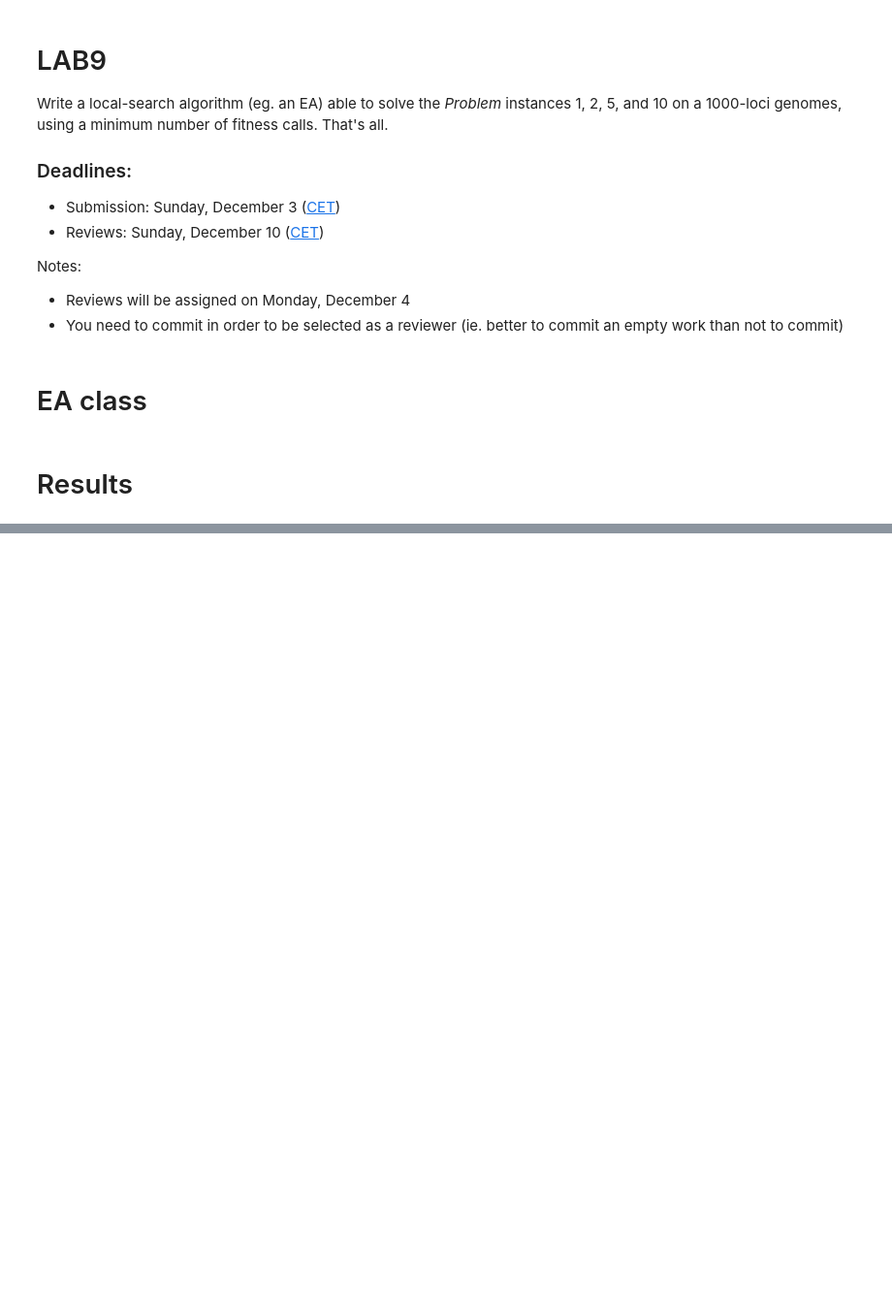
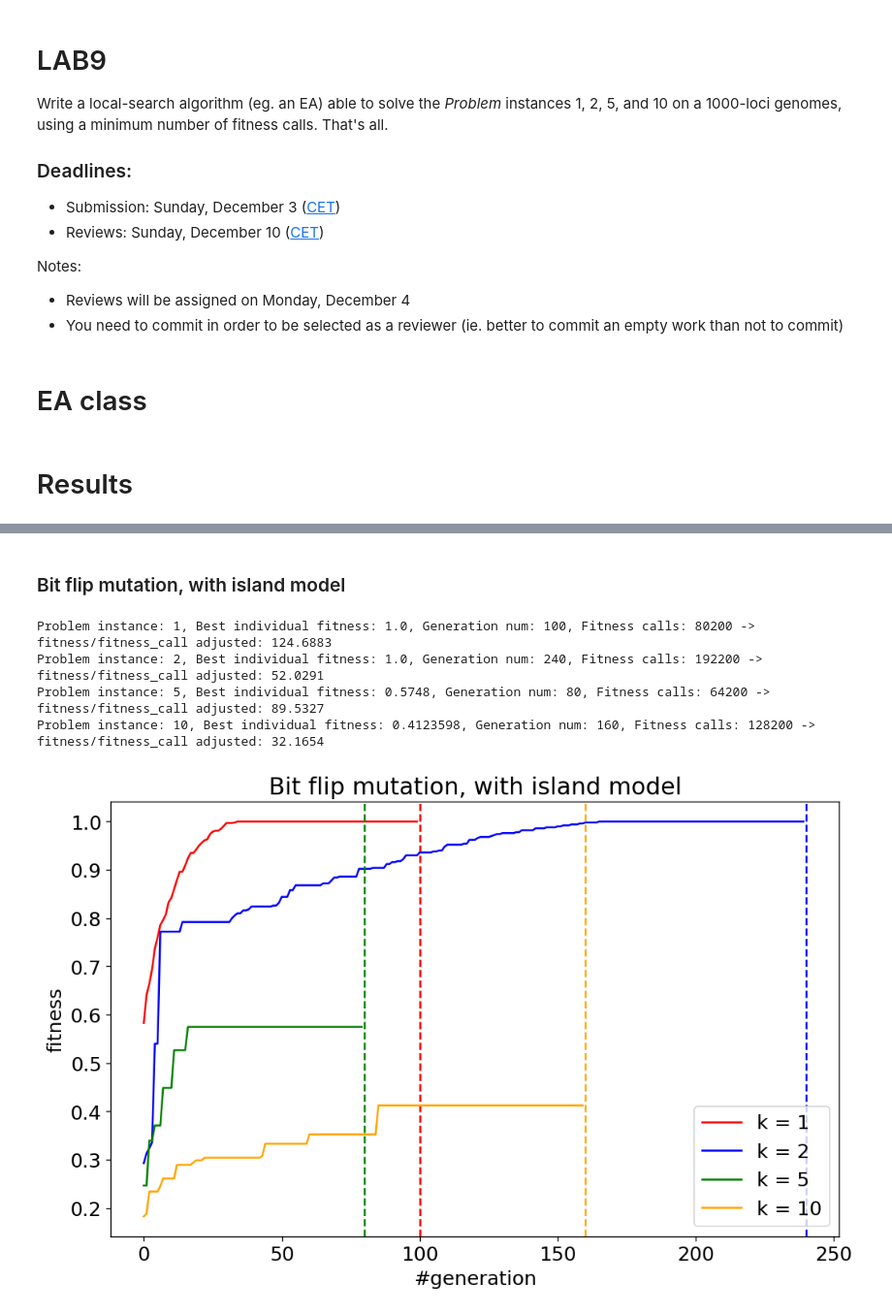
Before and after one commit to anubis09/Computational-Intelligence, a Jupyter notebook: Lab 9/lab9.ipynb, the cells around one changed output, grey strips where cells are left out. Shown: that part at 97% size. Drawn from its saved outputs; the diff is of its cells as text; code cells hidden in the pictures; blank space fills up the shorter version.

```diff
--- a/Lab 9/lab9.ipynb
+++ b/Lab 9/lab9.ipynb
@@ -298,0 +341,23 @@ plot(history_dict, model=f"Genetic algorithm")
+# %% [markdown]
+### Bit flip mutation, with island model
+# %%
+ea = Ea(
+    bit_assign_strategy=False,
+    population_size=200,
+    offspring_size=200,
+    mutation_prob=0.2,
+    tournament_size=3,
+)
+
+run_ea(
+    ea,
+    title="Bit flip mutation, with island model",
+    island_solution=True,
+    n_island=4,
+)
+# %% [output]
+Problem instance: 1, Best individual fitness: 1.0, Generation num: 100, Fitness calls: 80200 -> fitness/fitness_call adjusted: 124.6883
+Problem instance: 2, Best individual fitness: 1.0, Generation num: 240, Fitness calls: 192200 -> fitness/fitness_call adjusted: 52.0291
+Problem instance: 5, Best individual fitness: 0.5748, Generation num: 80, Fitness calls: 64200 -> fitness/fitness_call adjusted: 89.5327
+Problem instance: 10, Best individual fitness: 0.4123598, Generation num: 160, Fitness calls: 128200 -> fitness/fitness_call adjusted: 32.1654
+[figure, added]
```
Also changed, not shown: parts of 10 cells of this notebook, 2 other files.
